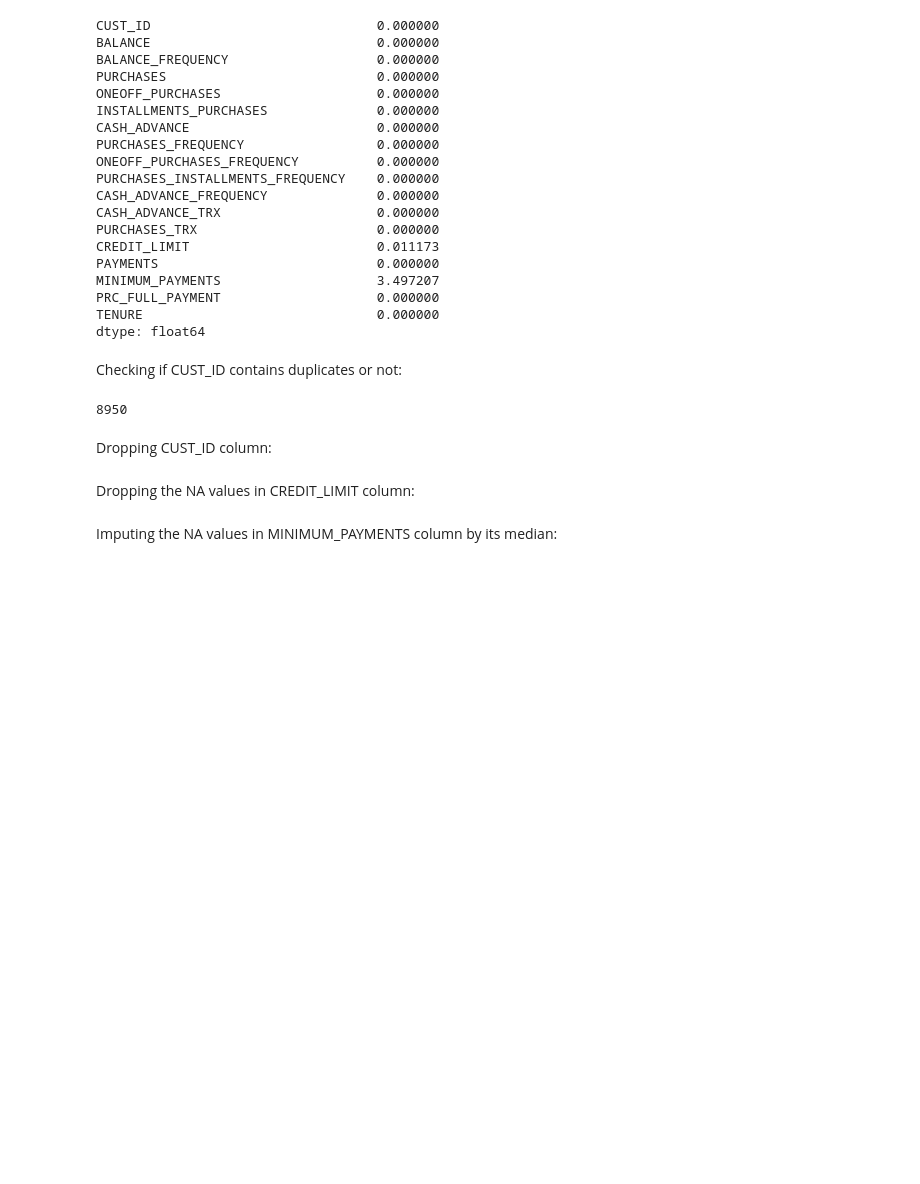
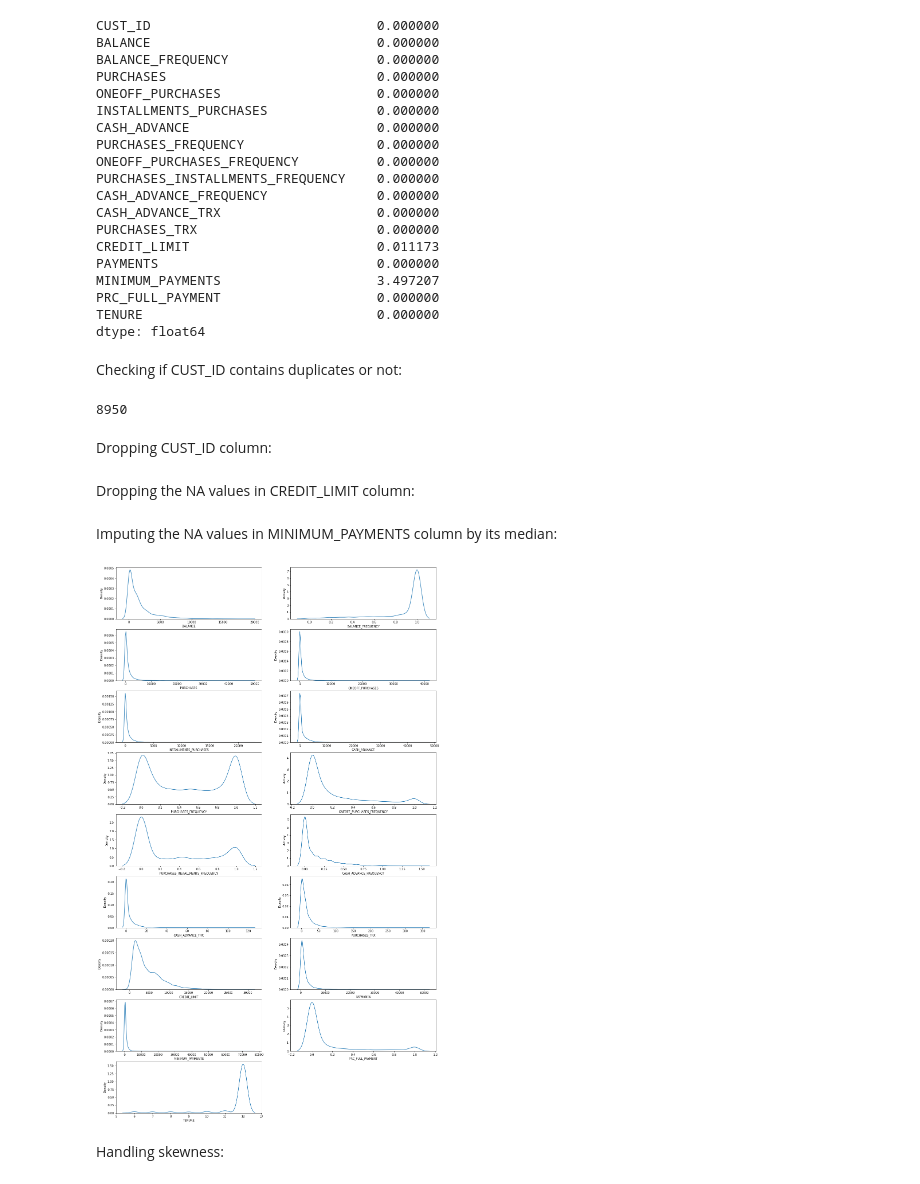
Before and after one commit to Pritam987/Credit-Card-Project, a Jupyter notebook: Code.iPYnb, the cells around one changed output. Drawn from its saved outputs; the diff is of its cells as text; code cells hidden in the pictures; blank space fills up the shorter version.

```diff
--- a/Code.iPYnb
+++ b/Code.iPYnb
@@ -83,3 +87,16 @@ df.dropna(subset=["CREDIT_LIMIT"], inplace=True)
 Imputing the NA values in MINIMUM_PAYMENTS column by its median:
 # %%
 df["MINIMUM_PAYMENTS"].fillna(df["MINIMUM_PAYMENTS"].median(), inplace=True)
+# %%
+plt.figure(figsize=(20,35))
+for i, col in enumerate(df.columns):
+    if df[col].dtype != 'object':
+        ax = plt.subplot(9, 2, i+1)
+        sns.kdeplot(df[col], ax=ax)
+        plt.xlabel(col)
+
+plt.show()
+# %% [output]
+[figure, added]
+# %% [markdown]
+Handling skewness:
```
Also changed, not shown: parts of 9 cells of this notebook.
